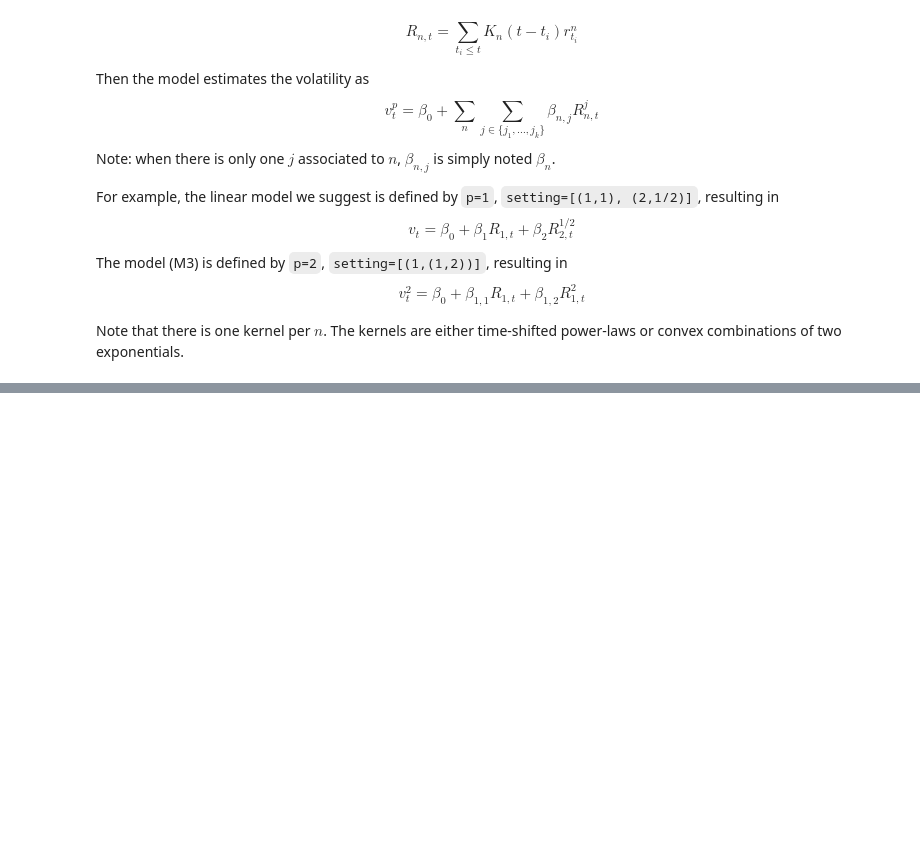
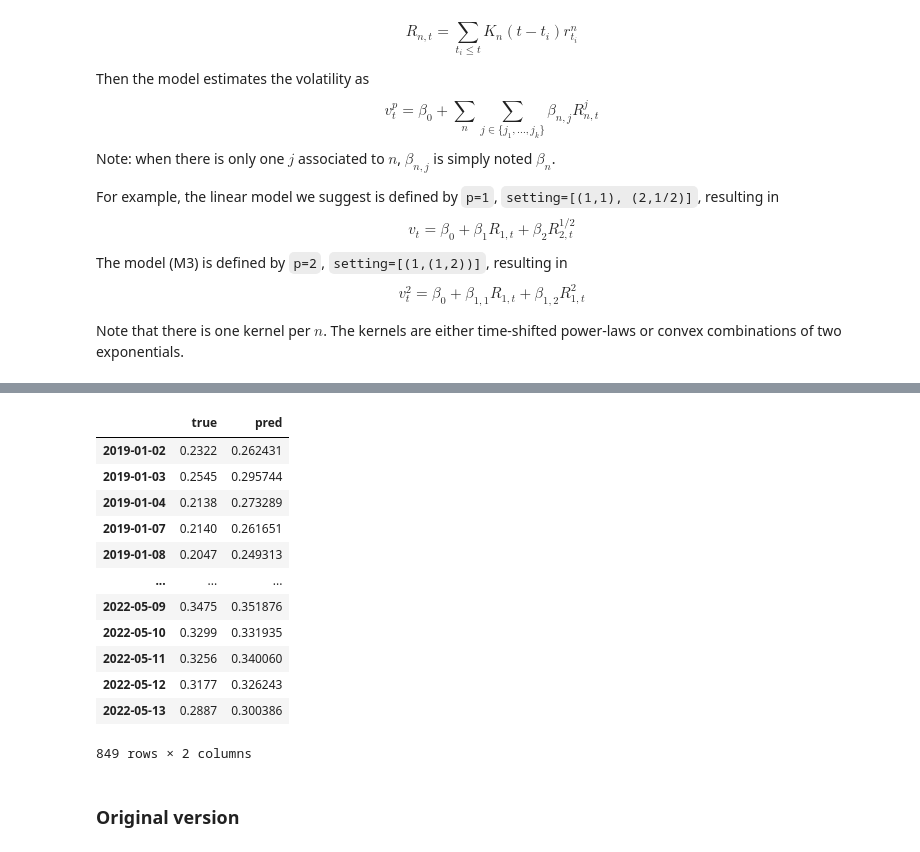
Before and after one commit to JurajZelman/volatility-path-dependent, a Jupyter notebook: main.ipynb, the cells around one changed output, grey strips where cells are left out. Cells and saved outputs as stored; diff of their text form; code cells hidden in the pictures; blank space fills up the shorter version.

```diff
--- a/main.ipynb
+++ b/main.ipynb
@@ -45,3 +164,44 @@ Note that there is one kernel per $n$. The kernels are either time-shifted power
+# %%
+# TODO: Compute
+# df = dataframe_of_returns(index=index_test, vol=vol_test, max_delta=max_delta)
+# test_data = df
+# test_data = test_data.dropna()
+# cols = [f"r_(t-{lag})" for lag in range(max_delta)]
+# X_test = test_data.loc[:, cols]
+setting = [(i, p if isinstance(p, Iterable) else (p,)) for i, p in setting]
+
+# Compute the predicted values
+test_features, pred_test = linear_of_kernels(
+    returns=X_test,
+    setting=setting,
+    parameters=sol2["opt_params_original"],
+    return_features=True,
+)
+
+# Transform the predicted values
+pred_test = np.clip(pred_test, 0, None)
+vol_pred_test = inv_target_transform(pred_test, p)
+# %%
+# Compare predictions and true values
+pd.DataFrame(
+    {"true": vol_test, "pred": vol_pred_test},
+)
+# %% [output]
+|  | true | pred |
+| 2019-01-02 | 0.2322 | 0.262431 |
+| 2019-01-03 | 0.2545 | 0.295744 |
+| 2019-01-04 | 0.2138 | 0.273289 |
+| 2019-01-07 | 0.2140 | 0.261651 |
+| 2019-01-08 | 0.2047 | 0.249313 |
+| ... | ... | ... |
+| 2022-05-09 | 0.3475 | 0.351876 |
+| 2022-05-10 | 0.3299 | 0.331935 |
+| 2022-05-11 | 0.3256 | 0.340060 |
+| 2022-05-12 | 0.3177 | 0.326243 |
+| 2022-05-13 | 0.2887 | 0.300386 |
+849 rows × 2 columns
+# %% [markdown]
+### Original version
 # %%
 load_from = pd.to_datetime('1995-01-01')  # Need at least 4 years prior to the first training day
 train_start_date = pd.to_datetime('2000-01-01')
```
Also changed, not shown: parts of 34 cells of this notebook, 2 other files.
